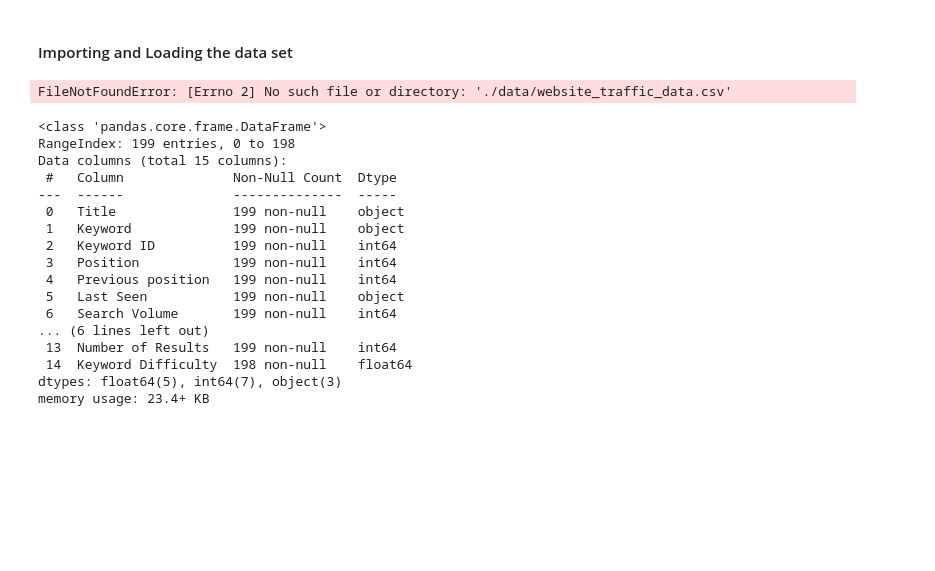
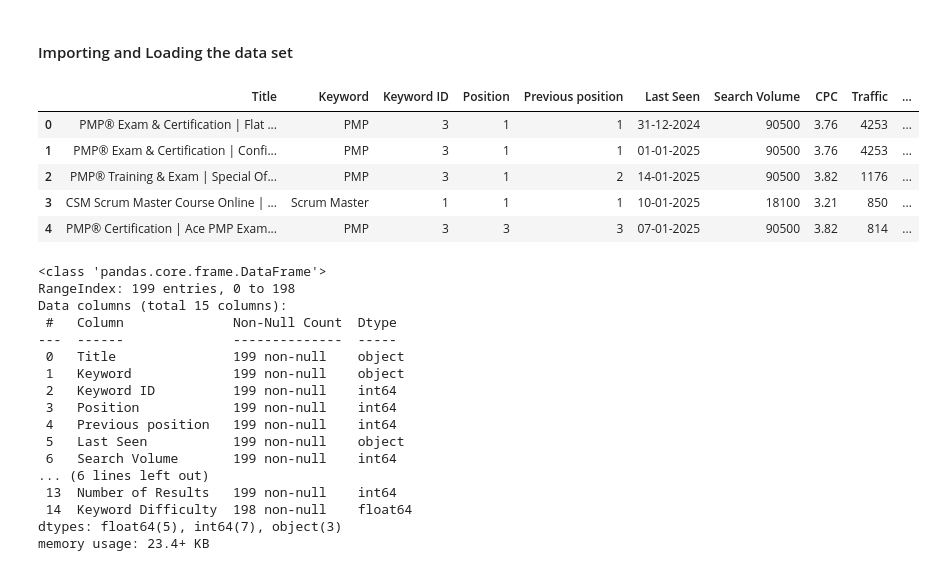
Before and after one commit to hemant4dsci/website_traffic_K-Means_ML, a Jupyter notebook: notebooks/k_means_cluster_web_traffic.ipynb, the cells around one changed output. Cells and saved outputs as stored; diff of their text form; code cells hidden in the pictures; blank space fills up the shorter version.

```diff
--- a/notebooks/k_means_cluster_web_traffic.ipynb
+++ b/notebooks/k_means_cluster_web_traffic.ipynb
@@ -13,10 +13,15 @@ import seaborn as sns
 # %% [markdown]
 #### Importing and Loading the data set
 # %%
-df = pd.read_csv("")
+df = pd.read_csv("../data/processed/website_traffic_data.csv")
 df.head()
 # %% [output]
-FileNotFoundError: [Errno 2] No such file or directory: './data/website_traffic_data.csv'
+|  | Title | Keyword | Keyword ID | Position | Previous position | Last Seen | Search Volume | CPC | Traffic | ... |
+| 0 | PMP® Exam & Certification | Flat ... | PMP | 3 | 1 | 1 | 31-12-2024 | 90500 | 3.76 | 4253 | ... |
+| 1 | PMP® Exam & Certification | Confi... | PMP | 3 | 1 | 1 | 01-01-2025 | 90500 | 3.76 | 4253 | ... |
+| 2 | PMP® Training & Exam | Special Of... | PMP | 3 | 1 | 2 | 14-01-2025 | 90500 | 3.82 | 1176 | ... |
+| 3 | CSM Scrum Master Course Online | ... | Scrum Master | 1 | 1 | 1 | 10-01-2025 | 18100 | 3.21 | 850 | ... |
+| 4 | PMP® Certification | Ace PMP Exam... | PMP | 3 | 3 | 3 | 07-01-2025 | 90500 | 3.82 | 814 | ... |
 # %%
 df.info()
 # %% [output]
```
Also changed, not shown: 2 other files.
